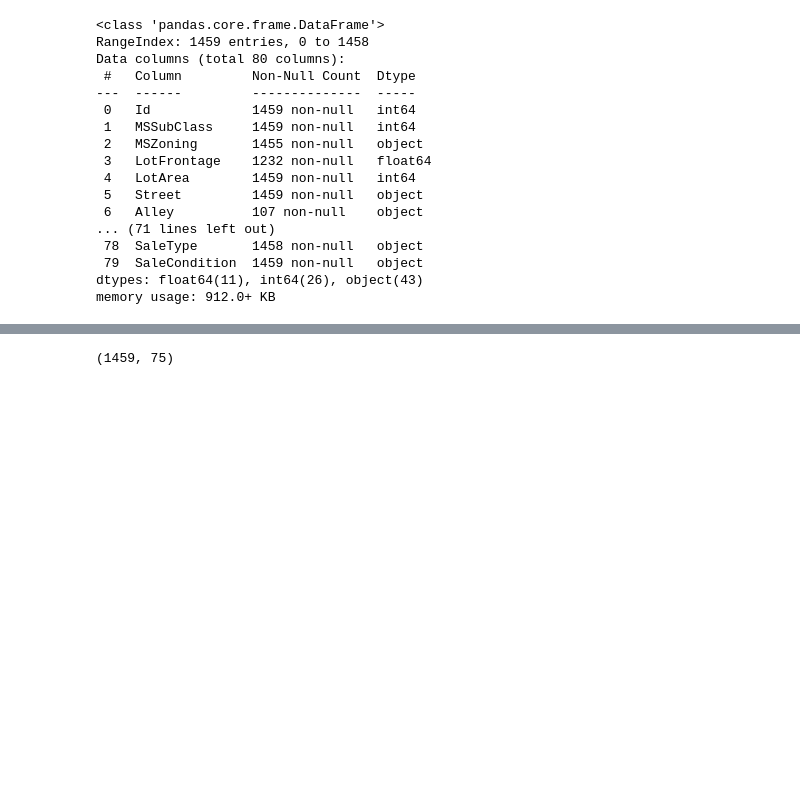
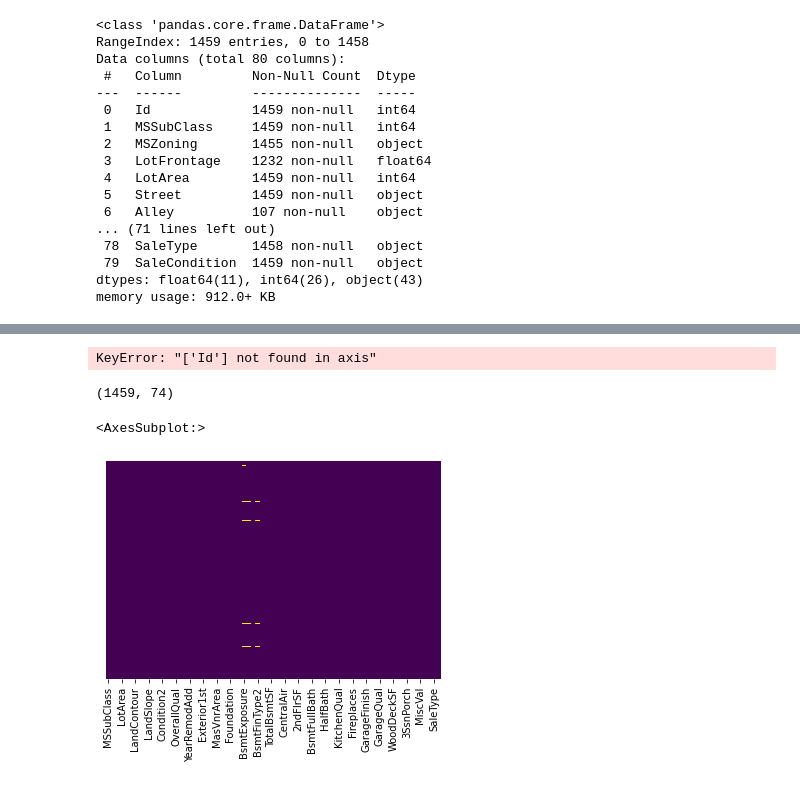
Before and after one commit to waiee/House-Prices---Advanced-Regression-Techniques, a Jupyter notebook: code/test.ipynb, the cells around one changed output, grey strips where cells are left out. Drawn from its saved outputs; the diff is of its cells as text; code cells hidden in the pictures; blank space fills up the shorter version.

```diff
--- a/code/test.ipynb
+++ b/code/test.ipynb
@@ -95,7 +95,15 @@ test_df['MasVnrType']=test_df['MasVnrType'].fillna(test_df['MasVnrType'].mode()[
 test_df['MasVnrArea']=test_df['MasVnrArea'].fillna(test_df['MasVnrArea'].mode()[0])
 
 test_df.drop(['PoolQC','Fence','MiscFeature'],axis=1,inplace=True)
+test_df.drop(['Id'],axis=1,inplace=True)
+# %% [output]
+KeyError: "['Id'] not found in axis"
 # %%
 test_df.shape
 # %% [output]
-(1459, 75)
+(1459, 74)
+# %%
+sns.heatmap(test_df.isnull(),yticklabels=False,cbar=False,cmap='viridis')
+# %% [output]
+<AxesSubplot:>
+[figure, added]
```
Also changed, not shown: parts of 1 cell of this notebook.
